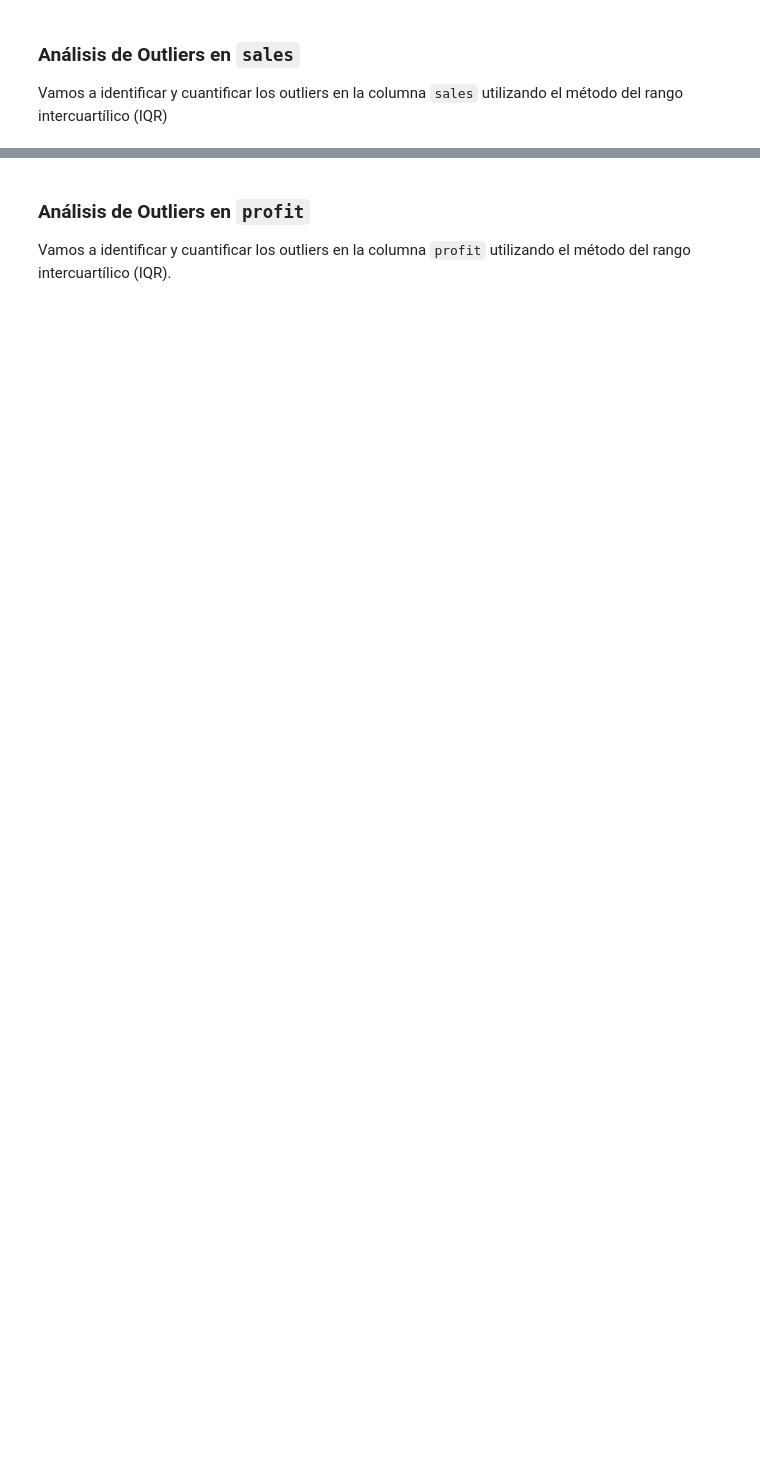
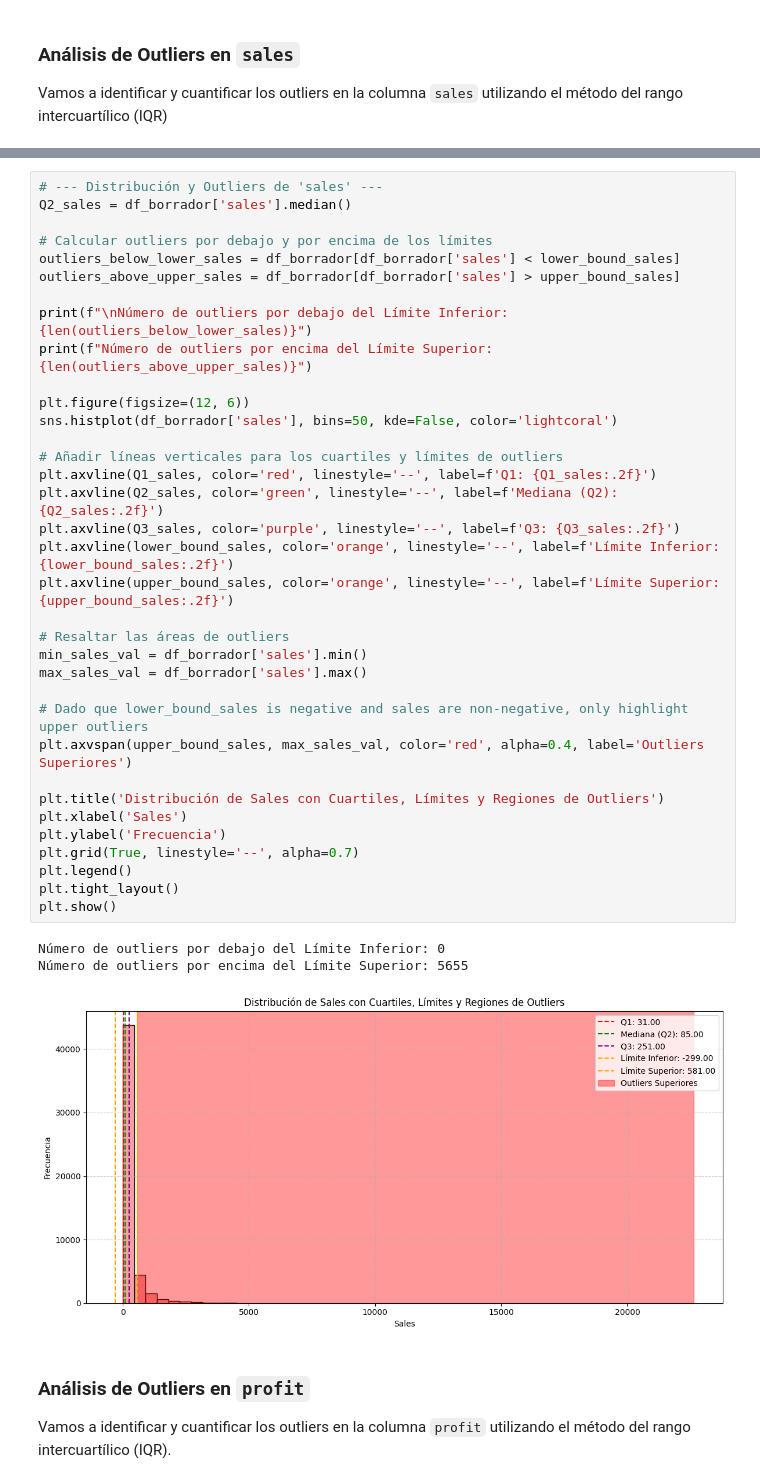
Before and after one commit to DAGP1145/MineriaDeDatos2, a Jupyter notebook: Dataset.ipynb, the cells around one changed output, grey strips where cells are left out. Cells and saved outputs as stored; diff of their text form; blank space fills up the shorter version.

```diff
--- a/Dataset.ipynb
+++ b/Dataset.ipynb
@@ -774,6 +812,45 @@ Primeras 10 filas de outliers por sales:
 | 64 | ES-2011-5433855 | 2011-01-07 | 2011-01-08 | First Class | Dave Poirier | Corporate | Provence-Alpes-Côte d'Azur | France | EU | ... |
 | 67 | CA-2011-167199 | 2011-01-07 | 2011-01-11 | Standard Class | Maria Etezadi | Home Office | Kentucky | United States | US | ... |
 | 83 | AO-2011-1670 | 2011-01-08 | 2011-01-13 | Standard Class | Henia Zydlo | Consumer | Benguela | Angola | Africa | ... |
+# %%
+# --- Distribución y Outliers de 'sales' ---
+Q2_sales = df_borrador['sales'].median()
+
+# Calcular outliers por debajo y por encima de los límites
+outliers_below_lower_sales = df_borrador[df_borrador['sales'] < lower_bound_sales]
+outliers_above_upper_sales = df_borrador[df_borrador['sales'] > upper_bound_sales]
+
+print(f"\nNúmero de outliers por debajo del Límite Inferior: {len(outliers_below_lower_sales)}")
+print(f"Número de outliers por encima del Límite Superior: {len(outliers_above_upper_sales)}")
+
+plt.figure(figsize=(12, 6))
+sns.histplot(df_borrador['sales'], bins=50, kde=False, color='lightcoral')
+
+# Añadir líneas verticales para los cuartiles y límites de outliers
+plt.axvline(Q1_sales, color='red', linestyle='--', label=f'Q1: {Q1_sales:.2f}')
+plt.axvline(Q2_sales, color='green', linestyle='--', label=f'Mediana (Q2): {Q2_sales:.2f}')
+plt.axvline(Q3_sales, color='purple', linestyle='--', label=f'Q3: {Q3_sales:.2f}')
+plt.axvline(lower_bound_sales, color='orange', linestyle='--', label=f'Límite Inferior: {lower_bound_sales:.2f}')
+plt.axvline(upper_bound_sales, color='orange', linestyle='--', label=f'Límite Superior: {upper_bound_sales:.2f}')
+
+# Resaltar las áreas de outliers
+min_sales_val = df_borrador['sales'].min()
+max_sales_val = df_borrador['sales'].max()
+
+# Dado que lower_bound_sales is negative and sales are non-negative, only highlight upper outliers
+plt.axvspan(upper_bound_sales, max_sales_val, color='red', alpha=0.4, label='Outliers Superiores')
+
+plt.title('Distribución de Sales con Cuartiles, Límites y Regiones de Outliers')
+plt.xlabel('Sales')
+plt.ylabel('Frecuencia')
+plt.grid(True, linestyle='--', alpha=0.7)
+plt.legend()
+plt.tight_layout()
+plt.show()
+# %% [output]
+Número de outliers por debajo del Límite Inferior: 0
+Número de outliers por encima del Límite Superior: 5655
+[figure, added]
 # %% [markdown]
 ### Análisis de Outliers en `profit`
 
```
Also changed, not shown: parts of 37 cells of this notebook.
